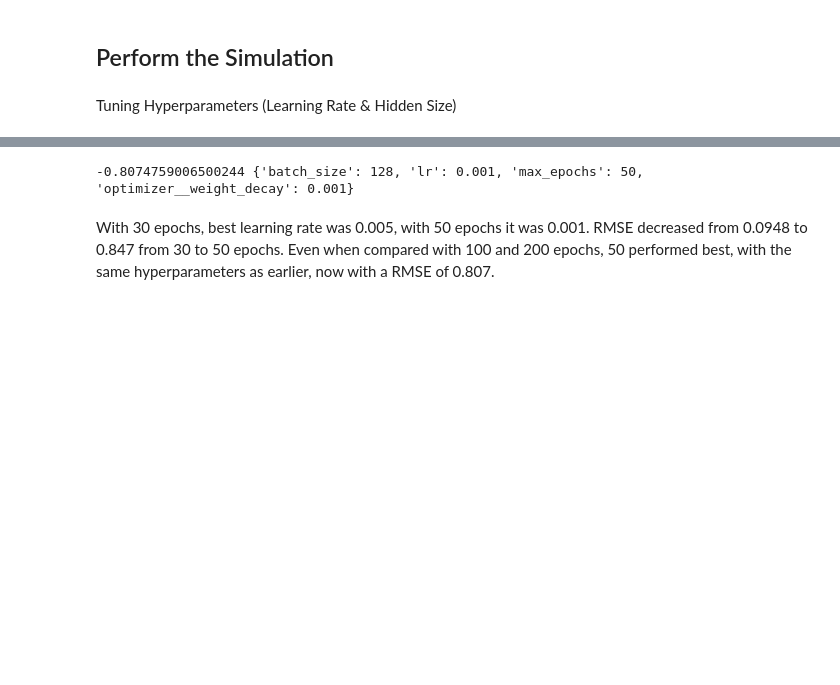
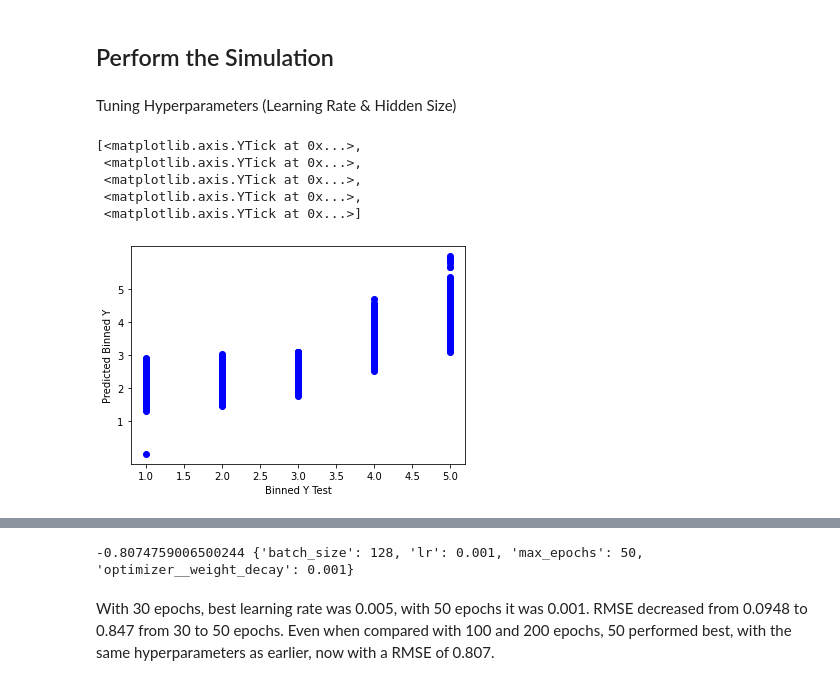
Before and after one commit to bcnalley/STAT-6810, a Jupyter notebook: final_project_code.ipynb, the cells around one changed output, grey strips where cells are left out. Saved outputs shown, nothing was run; the diff lists cells and outputs as text; code cells hidden in the pictures; blank space fills up the shorter version.

Commit message:
Plots of Results

```diff
--- a/final_project_code.ipynb
+++ b/final_project_code.ipynb
@@ -269,0 +260,25 @@ model = NeuralNetRegressor(module = NeuralNet2(hidden_size = 100),
+# %%
+model = NeuralNetRegressor(module = NeuralNet3(hidden_size = 40),
+                             max_epochs = 30,
+                             criterion = nn.MSELoss,
+                             optimizer = torch.optim.Adam,
+                             lr = 0.001,
+                             batch_size = 128,
+                             optimizer__weight_decay = 0.001,
+                             verbose=0)
+model.fit(X_train.float(), y_train.reshape(-1,1))
+y_preds = model.predict(X_test.float())
+# %%
+# plot of y_preds vs y_test
+fig, ax = plt.subplots()
+ax.set_ylabel('Predicted Binned Y')
+ax.set_xlabel('Binned Y Test')
+ax.scatter(y_test, y_preds, color = 'blue')
+ax.set_yticks(np.arange(1,6,1))
+# %% [output]
+[<matplotlib.axis.YTick at 0x...>,
+ <matplotlib.axis.YTick at 0x...>,
+ <matplotlib.axis.YTick at 0x...>,
+ <matplotlib.axis.YTick at 0x...>,
+ <matplotlib.axis.YTick at 0x...>]
+[figure, added]
```
Also changed, not shown: parts of 9 cells of this notebook, 2 other files.
